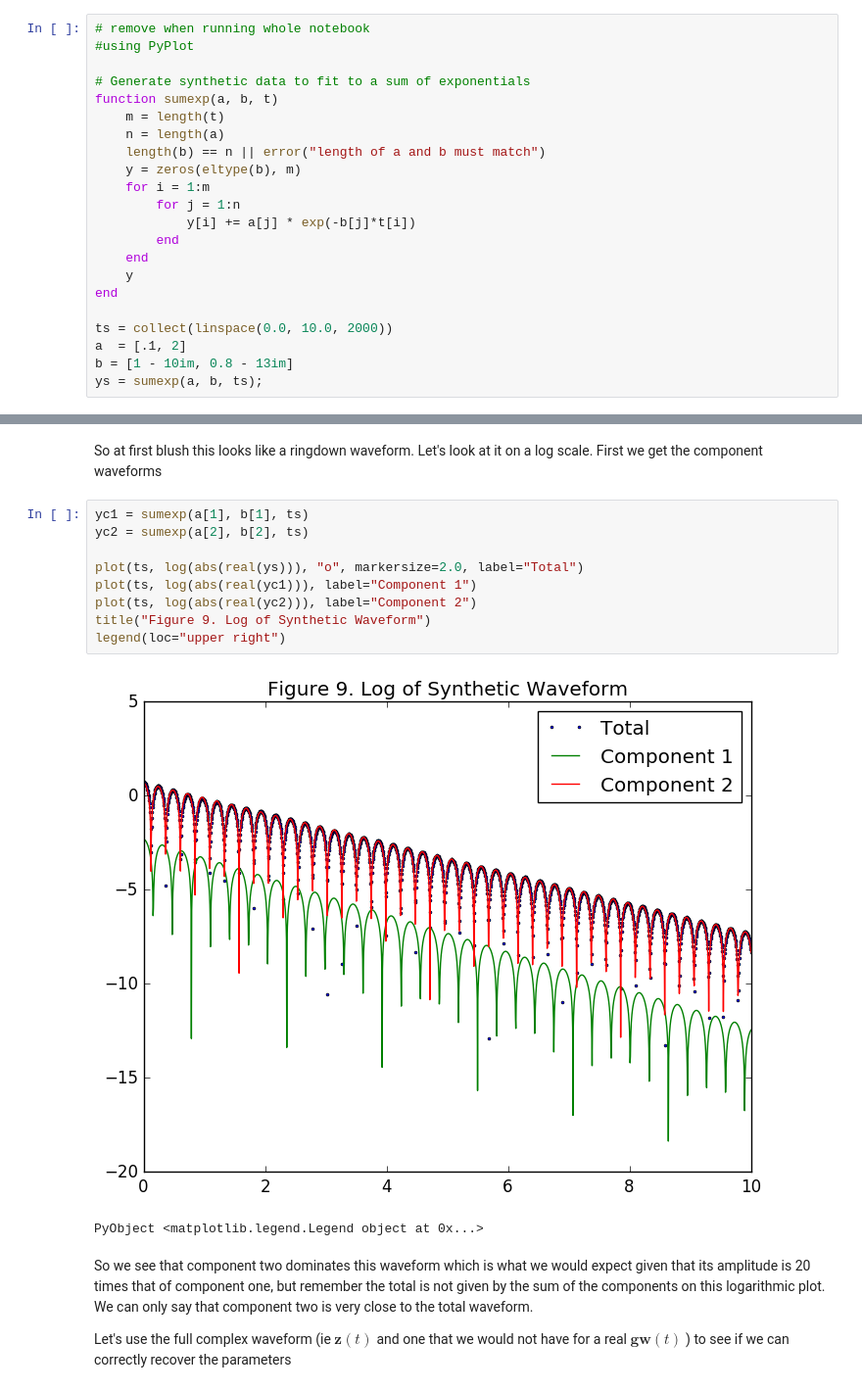
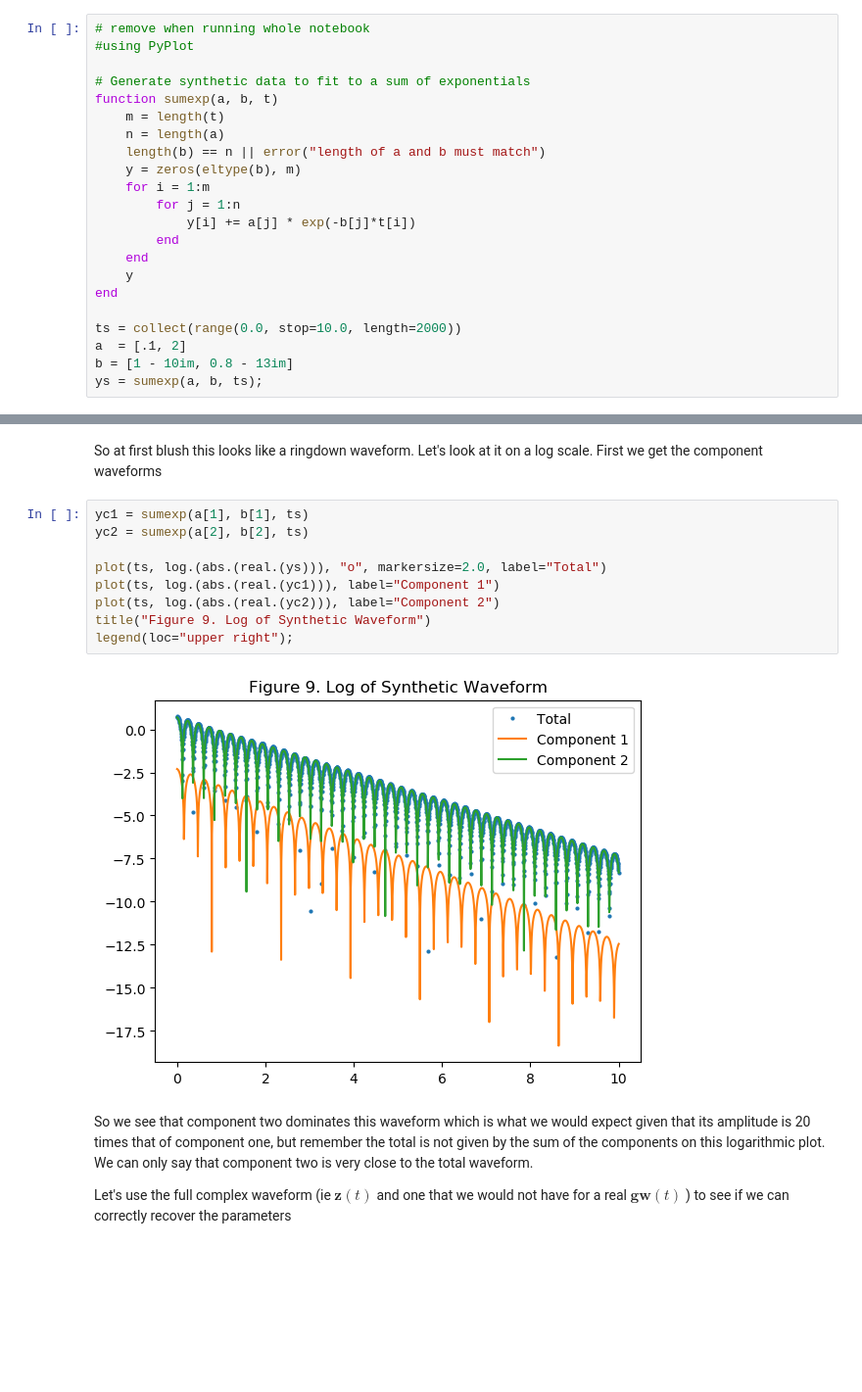
Before and after one commit to macd/dbm_notebooks, a Jupyter notebook: ringdown_fit.ipynb, the cells around one changed output, grey strips where cells are left out. Shown at 98% size. Cells and saved outputs as stored; diff of their text form; blank space fills up the shorter version.

```diff
--- a/ringdown_fit.ipynb
+++ b/ringdown_fit.ipynb
@@ -417,7 +383,7 @@ function sumexp(a, b, t)
     y
 end
 
-ts = collect(linspace(0.0, 10.0, 2000))
+ts = collect(range(0.0, stop=10.0, length=2000))
 a  = [.1, 2]
 b = [1 - 10im, 0.8 - 13im]
 ys = sumexp(a, b, ts);
@@ -432,15 +397,14 @@ So at first blush this looks like a ringdown waveform.  Let's look at it on a lo
 # %%
 yc1 = sumexp(a[1], b[1], ts)
 yc2 = sumexp(a[2], b[2], ts)
 
-plot(ts, log(abs(real(ys))), "o", markersize=2.0, label="Total")
-plot(ts, log(abs(real(yc1))), label="Component 1")
-plot(ts, log(abs(real(yc2))), label="Component 2")
+plot(ts, log.(abs.(real.(ys))), "o", markersize=2.0, label="Total")
+plot(ts, log.(abs.(real.(yc1))), label="Component 1")
+plot(ts, log.(abs.(real.(yc2))), label="Component 2")
 title("Figure 9. Log of Synthetic Waveform")
-legend(loc="upper right")
+legend(loc="upper right");
 # %% [output]
-[figure, old version]
+[figure, new version]
-PyObject <matplotlib.legend.Legend object at 0x...>
 # %% [markdown]
 So we see that component two dominates this waveform which is what we would expect given that its amplitude is 20 times that of component one, but remember the total is not given by the sum of the components on this logarithmic plot.  We can only say that component two is very close to the total waveform.
 
```
Also changed, not shown: parts of 31 cells of this notebook, 3 other files.
